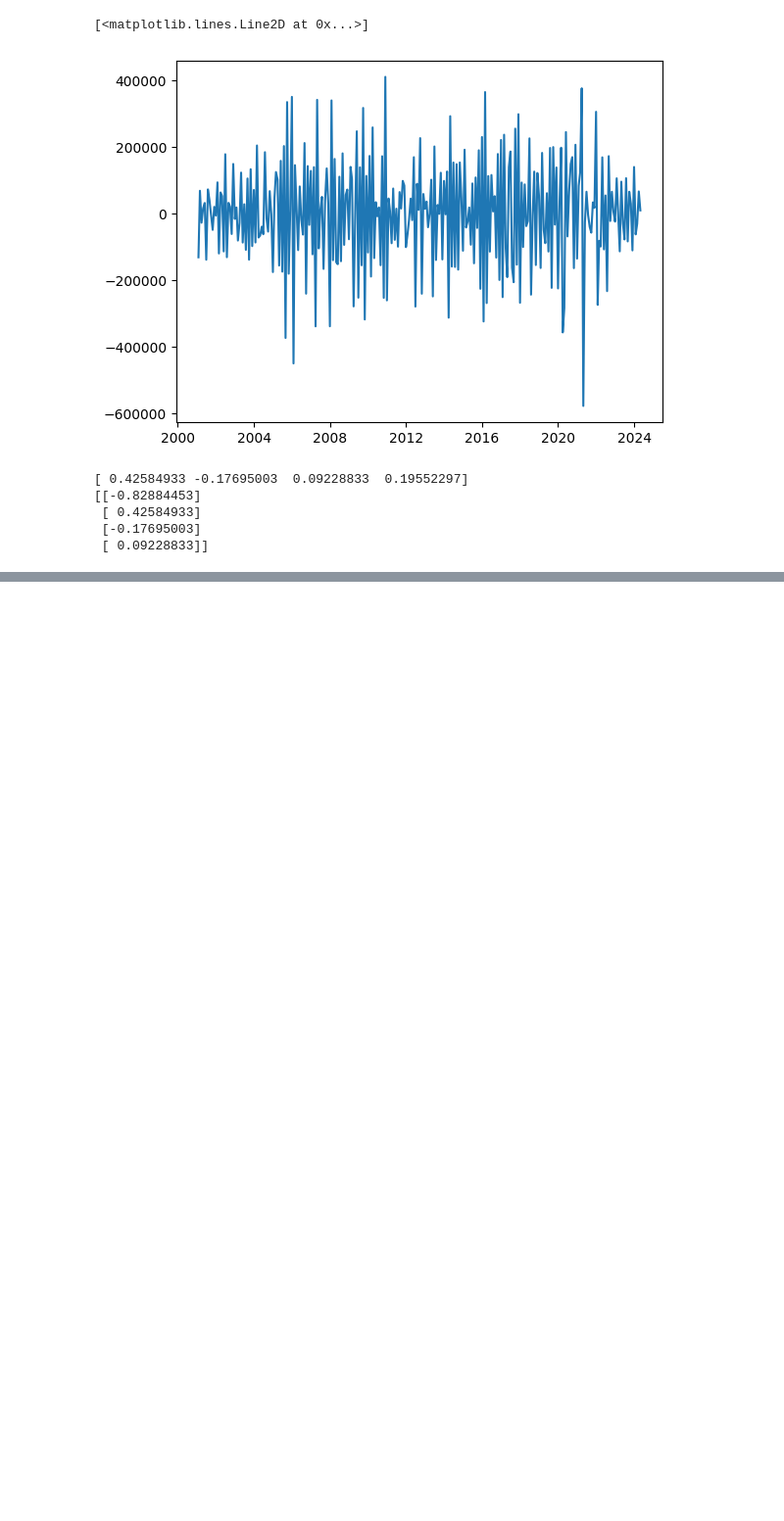
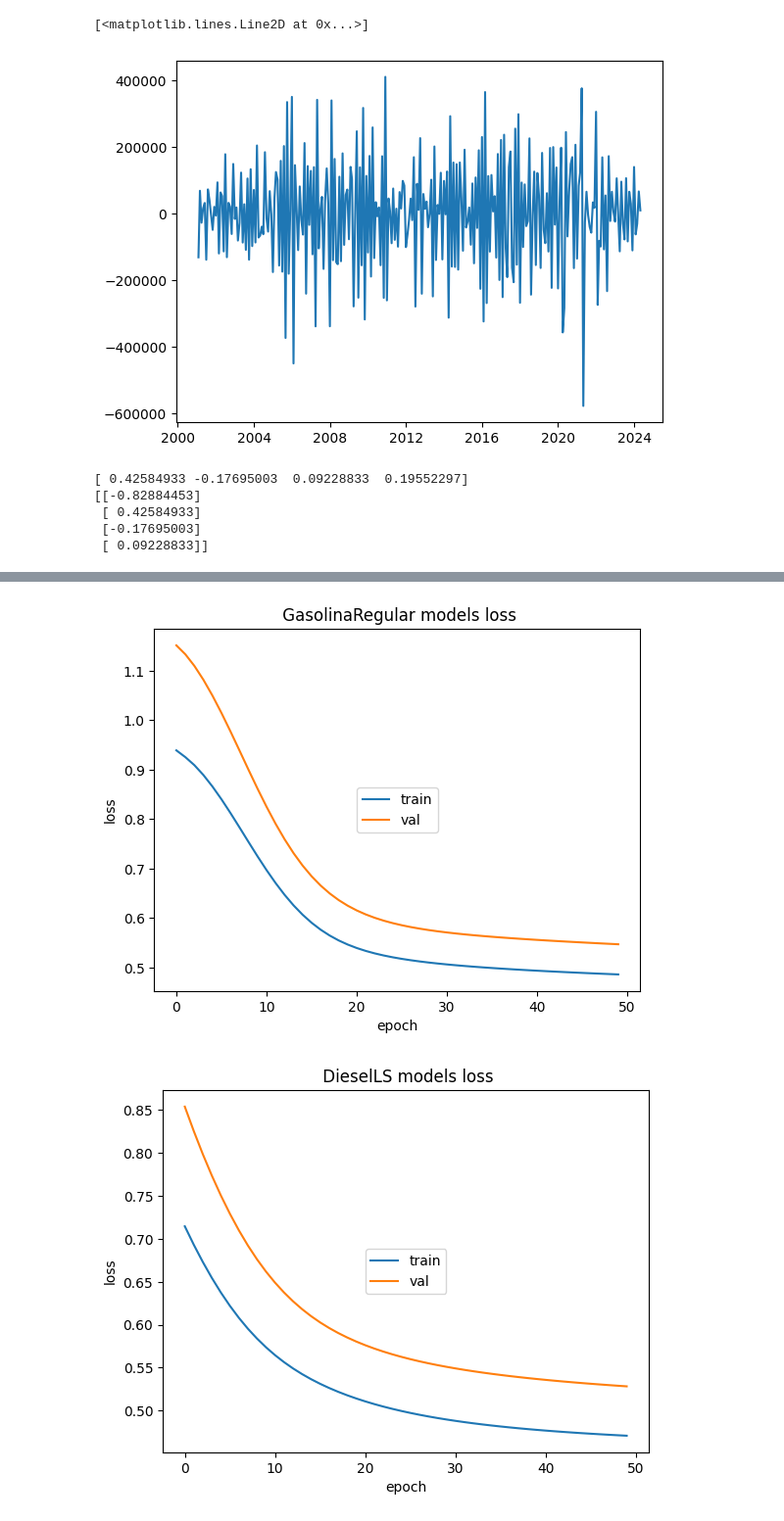
Before and after one commit to Arthurs101/DataScience-S10-Lab3-2024, a Jupyter notebook: Laboratorio3.ipynb, the cells around one changed output, grey strips where cells are left out. Shown: that part at 98% size. Cells and saved outputs as stored; diff of their text form; code cells hidden in the pictures; blank space fills up the shorter version.

Commit message:
added first model for each series ( fixed )

```diff
--- a/Laboratorio3.ipynb
+++ b/Laboratorio3.ipynb
@@ -256,13 +256,15 @@ plt.legend(['real', 'modelo1'])
 # %%
 # se repite lo mismo para las demás series de los combustibles
+losses = {}
+dataframes = {}
 for fueltype in ['GasolinaRegular', 'DieselLS' ,'DieselUltraLS', 'GasLicuado']:
     fueltype_df = importacion_df[['Fecha',fueltype]]
     fueltype_df = fueltype_df.dropna()
-    fueltype_df.set_index('Fecha')
+    fueltype_df = fueltype_df.set_index('Fecha')
     fueltype_diff = fueltype_df.diff()
 
     scaler = StandardScaler()
-    fueltype_df_scaled = scaler.fit_transform(fueltype_diff)
+    fueltype_df_scaled = scaler.fit_transform(fueltype_diff)  # Drop NaN after diff
 
     split_index = round(0.6*len(fueltype_df_scaled))
     val_prueba = round(0.2*len(fueltype_df_scaled))
@@ -303,13 +305,7 @@ for fueltype in ['GasolinaRegular', 'DieselLS' ,'DieselUltraLS', 'GasLicuado']:
         shuffle = False,
         verbose=1
     )
-
-    plt.plot(fuelhistory.history['loss'])
-    plt.plot(fuelhistory.history['val_loss'])
-    plt.title(f'{fueltype} models loss')
-    plt.ylabel('loss')
-    plt.xlabel('epoch')
-    plt.legend(['train', 'val'], loc='center')
+    losses[fueltype] = fuelhistory
 
     prediccion_val = []
     prediccion_val = prediccion_fun(fueltype_x_val,fuelmodel1, 1,scaler,dif=True,dif_cant=1, Series = fueltype_df.values , n=split_index)
@@ -318,8 +314,7 @@ for fueltype in ['GasolinaRegular', 'DieselLS' ,'DieselUltraLS', 'GasLicuado']:
     df_val = pd.DataFrame(prediccion_val,index=fueltype_df[(split_index):split_index+val_prueba].index)
     df_test = pd.DataFrame(prediccion_test,index=fueltype_df[split_index+len(df_val):len(fueltype_df)].index)
 
-
-    plt.plot(fueltype_df)
-    plt.plot(df_val)
-    plt.plot(df_test)
+    dataframes[fueltype] = fueltype_df
+    dataframes[fueltype+'_val'] = df_val
+    dataframes[fueltype+'_test'] = df_test
 # %% [output]
@@ -326,0 +338,20 @@ DTypePromotionError: The DType <class 'numpy.dtypes.TimeDelta64DType'> could not
+# %%
+#plot all for each fuel type the loss and predicted values
+for fueltype in ['GasolinaRegular', 'DieselLS' ,'DieselUltraLS', 'GasLicuado']:
+    plt.plot(losses[fueltype].history['loss'])
+    plt.plot(losses[fueltype].history['val_loss'])
+    plt.title(f' {fueltype} models loss')
+    plt.ylabel('loss')
+    plt.xlabel('epoch')
+    plt.legend(['train', 'val'], loc='center')
+    plt.show()
+
+for fueltype in ['GasolinaRegular', 'DieselLS' ,'DieselUltraLS', 'GasLicuado']:
+    plt.title(fueltype)
+    plt.plot(dataframes[fueltype])
+    plt.plot(dataframes[fueltype +'_test'])
+    plt.legend(['real', 'predicted'], loc='center')
+    plt.show()
+# %% [output]
+[figure, added]
+[figure, added]
```
Also changed, not shown: parts of 8 cells of this notebook.
